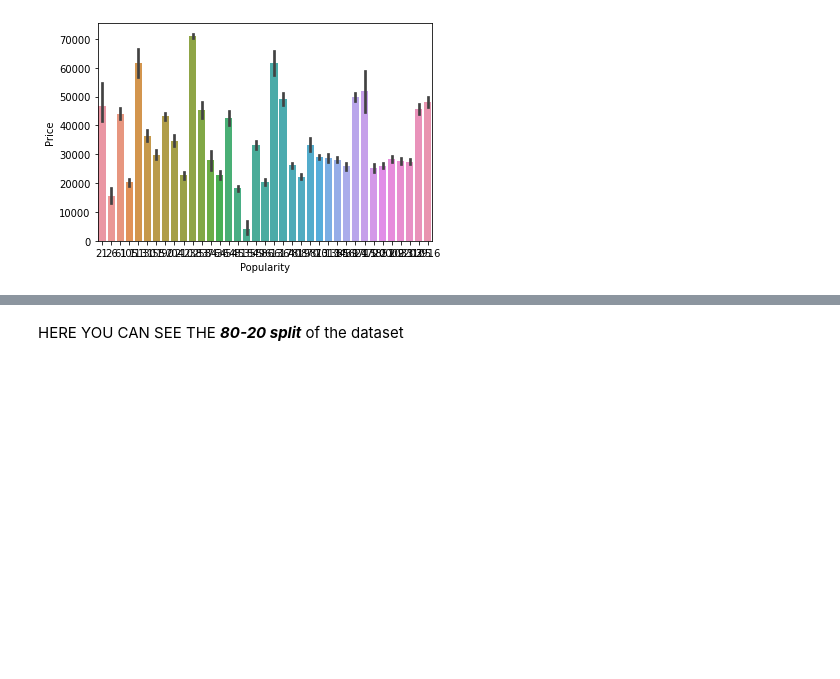
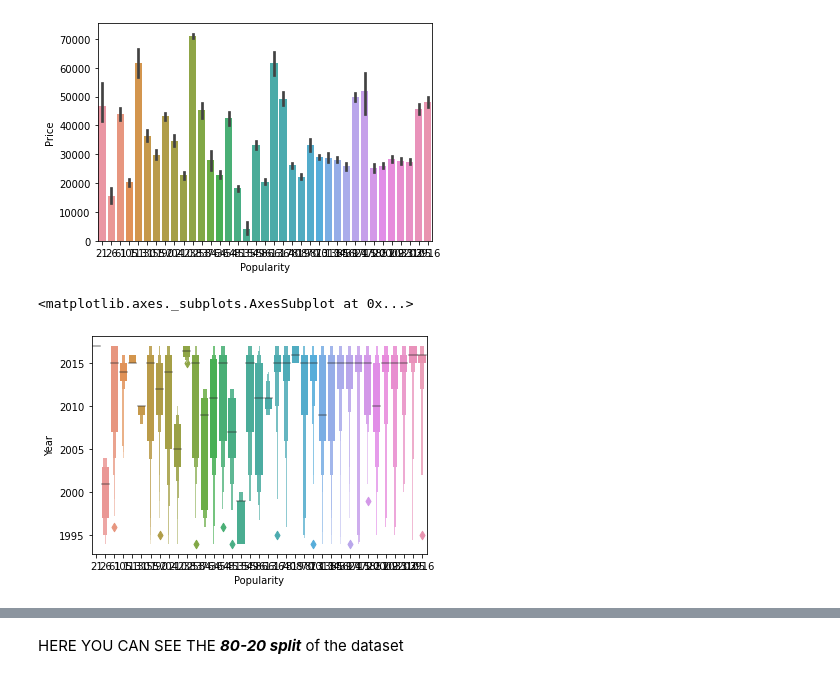
Before and after one commit to ElvinAlex26/MLI, a Jupyter notebook: projectml.ipynb, the cells around one changed output, grey strips where cells are left out. Drawn from its saved outputs; the diff is of its cells as text; code cells hidden in the pictures; blank space fills up the shorter version.

```diff
--- a/projectml.ipynb
+++ b/projectml.ipynb
@@ -513,3 +523,8 @@ sns.barplot(car_data['Popularity'],car_data['Price'])
 # %% [output]
 <matplotlib.axes._subplots.AxesSubplot at 0x...>
 [figure]
+# %%
+sns.boxenplot(car_data['Popularity'],car_data['Year'])
+# %% [output]
+<matplotlib.axes._subplots.AxesSubplot at 0x...>
+[figure, added]
```
Also changed, not shown: parts of 14 cells of this notebook.
